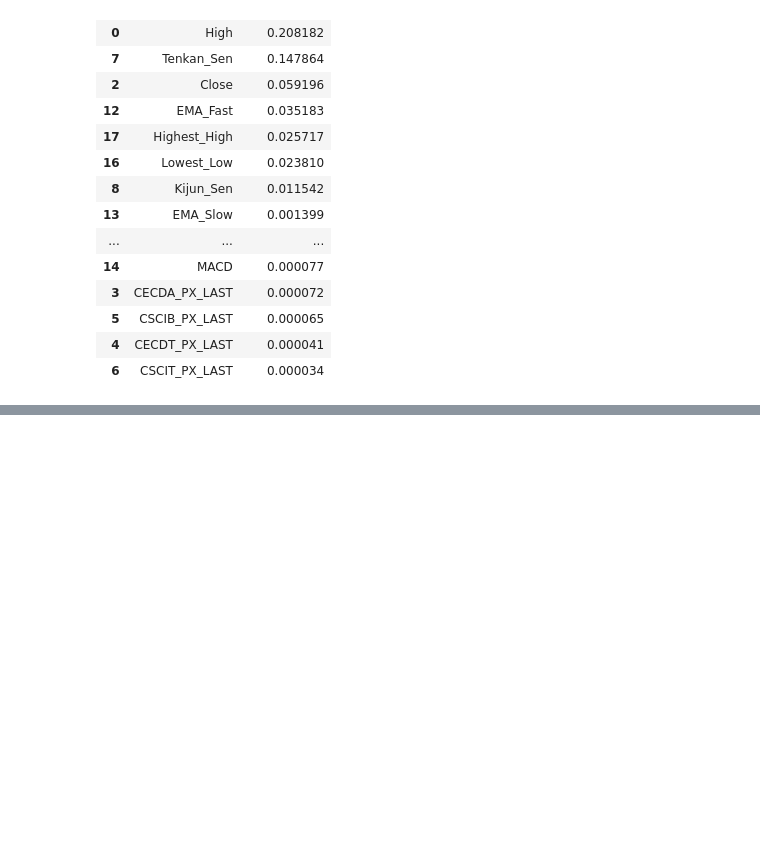
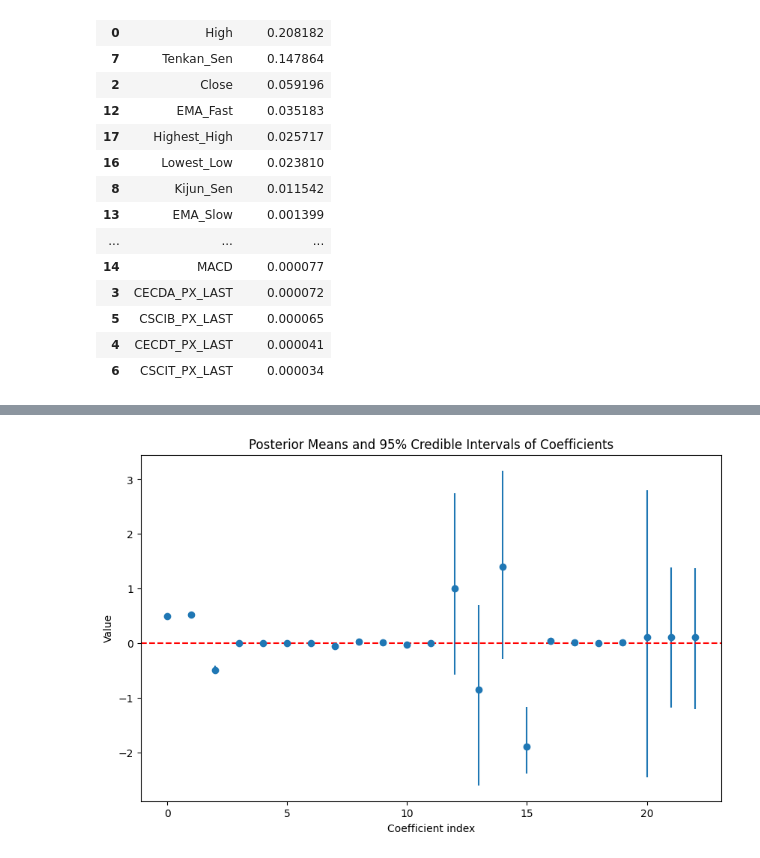
Before and after one commit to imcoddington/Coffee-Commodities, a Jupyter notebook: Data_work.ipynb, the cells around one changed output, grey strips where cells are left out. Saved outputs shown, nothing was run; the diff lists cells and outputs as text; code cells hidden in the pictures; blank space fills up the shorter version.

```diff
--- a/Data_work.ipynb
+++ b/Data_work.ipynb
@@ -429,0 +451,16 @@ plt.show()
+# %%
+# summary of coefficients
+beta_samples = samples["beta"]
+beta_mean = beta_samples.mean(axis=0)
+beta_median = np.median(beta_samples, axis=0)
+beta_ci_lower = np.percentile(beta_samples, 2.5, axis=0)
+beta_ci_upper = np.percentile(beta_samples, 97.5, axis=0)
+
+beta_summary_df = pd.DataFrame({
+    "Mean": beta_mean,
+    "Median": beta_median,
+    "2.5% CI": beta_ci_lower,
+    "97.5% CI": beta_ci_upper
+})
+print("\n=== Posterior Summary of Coefficients ===")
+print(beta_summary_df)
@@ -429,0 +485,12 @@ plt.show()
+# %%
+# means and CI's of coefficients
+plt.figure(figsize=(10, 6))
+idx = np.arange(len(beta_mean))
+plt.errorbar(idx, beta_mean, yerr=[beta_mean - beta_ci_lower, beta_ci_upper - beta_mean], fmt='o')
+plt.axhline(0, color='red', linestyle='--')
+plt.title("Posterior Means and 95% Credible Intervals of Coefficients")
+plt.xlabel("Coefficient index")
+plt.ylabel("Value")
+plt.show()
+# %% [output]
+[figure, added]
```
Also changed, not shown: parts of 8 cells of this notebook.
